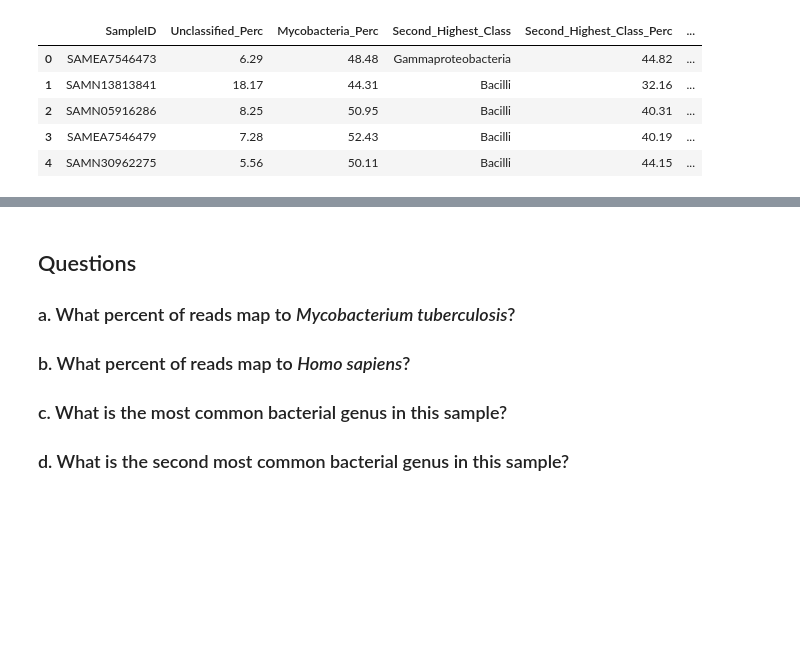
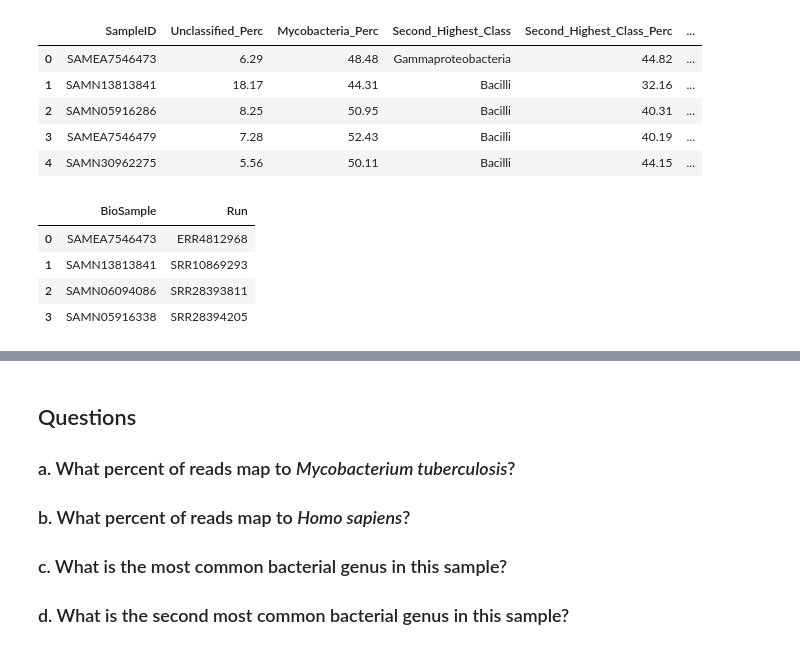
Before and after one commit to sanju99/snakemake_tutorial_BST281, a Jupyter notebook: activity.ipynb, the cells around one changed output, grey strips where cells are left out. Cells and saved outputs as stored; diff of their text form; code cells hidden in the pictures; blank space fills up the shorter version.

```diff
--- a/activity.ipynb
+++ b/activity.ipynb
@@ -274,0 +277,8 @@ df_kraken_summary
+# %%
+for biosample in df.BioSample.values:
+# %% [output]
+|  | BioSample | Run |
+| 0 | SAMEA7546473 | ERR4812968 |
+| 1 | SAMN13813841 | SRR10869293 |
+| 2 | SAMN06094086 | SRR28393811 |
+| 3 | SAMN05916338 | SRR28394205 |
```
Also changed, not shown: parts of 6 cells of this notebook, 32 other files.
